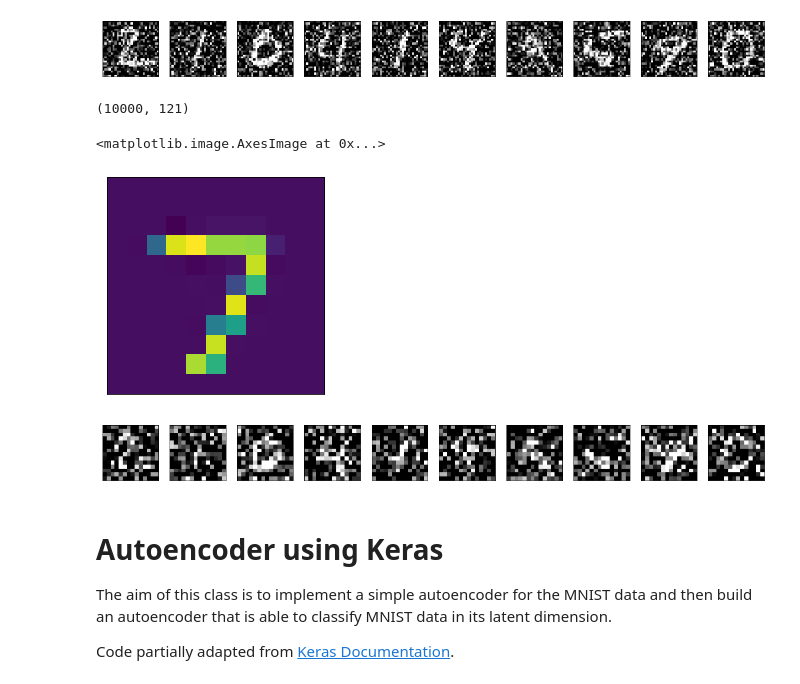
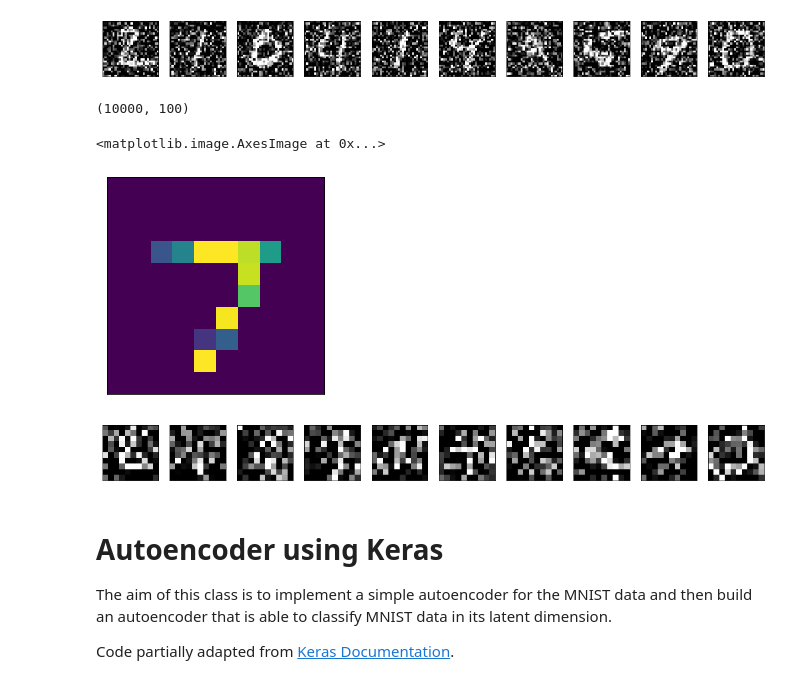
Before and after one commit to LorenzoValente3/Autoencoder-for-FPGA, a Jupyter notebook: AE.ipynb, the cells around one changed output. Drawn from its saved outputs; the diff is of its cells as text; code cells hidden in the pictures.

```diff
--- a/AE.ipynb
+++ b/AE.ipynb
@@ -49,17 +49,17 @@ plt.show()
 # %%
 import MNIST_dataset as mnist
 
-data_zoom = mnist.MNISTData(zoom_factor=2/5)
+data_zoom = mnist.MNISTData(zoom_factor=5/14)
 test = data_zoom.x_test
 print(test.shape)
 ax = plt.subplot()
 ax.get_xaxis().set_visible(False)
 ax.get_yaxis().set_visible(False)
-plt.imshow(test[0].reshape(11,11))#, cmap='gray_r')
+plt.imshow(test[0].reshape(10,10))#, cmap='gray_r')
 # %% [output]
-(10000, 121)
+(10000, 100)
 <matplotlib.image.AxesImage at 0x...>
-[figure, old version]
+[figure, new version]
 # %%
 def crop_center(crop):
         x = test[1]
@@ -70,23 +70,23 @@ def crop_center(crop):
 # %%
 noise_factor = 0.5
 x_train=data_zoom.x_train
 x_test=data_zoom.x_test
 x_train_noisy = x_train + noise_factor * np.random.normal(loc=0.0, scale=1.0, size=x_train.shape)
 x_test_noisy = x_test + noise_factor * np.random.normal(loc=0.0, scale=1.0, size=x_test.shape)
 
 x_train_noisy = np.clip(x_train_noisy, 0., 1.)
 x_test_noisy = np.clip(x_test_noisy, 0., 1.)
 n = 10
 plt.figure(figsize=(20, 2))
 for i in range(1, n + 1):
     ax = plt.subplot(1, n, i)
-    plt.imshow(x_test_noisy[i].reshape(14, 14))
+    plt.imshow(x_test_noisy[i].reshape(10, 10))
     plt.gray()
     ax.get_xaxis().set_visible(False)
     ax.get_yaxis().set_visible(False)
 plt.show()
 # %% [output]
-[figure, old version]
+[figure, new version]
 # %% [markdown]
 # Autoencoder using Keras
 The aim of this class is to implement a simple autoencoder for the MNIST data and then build an autoencoder that is
```
Also changed, not shown: parts of 3 cells of this notebook, 11 other files.
